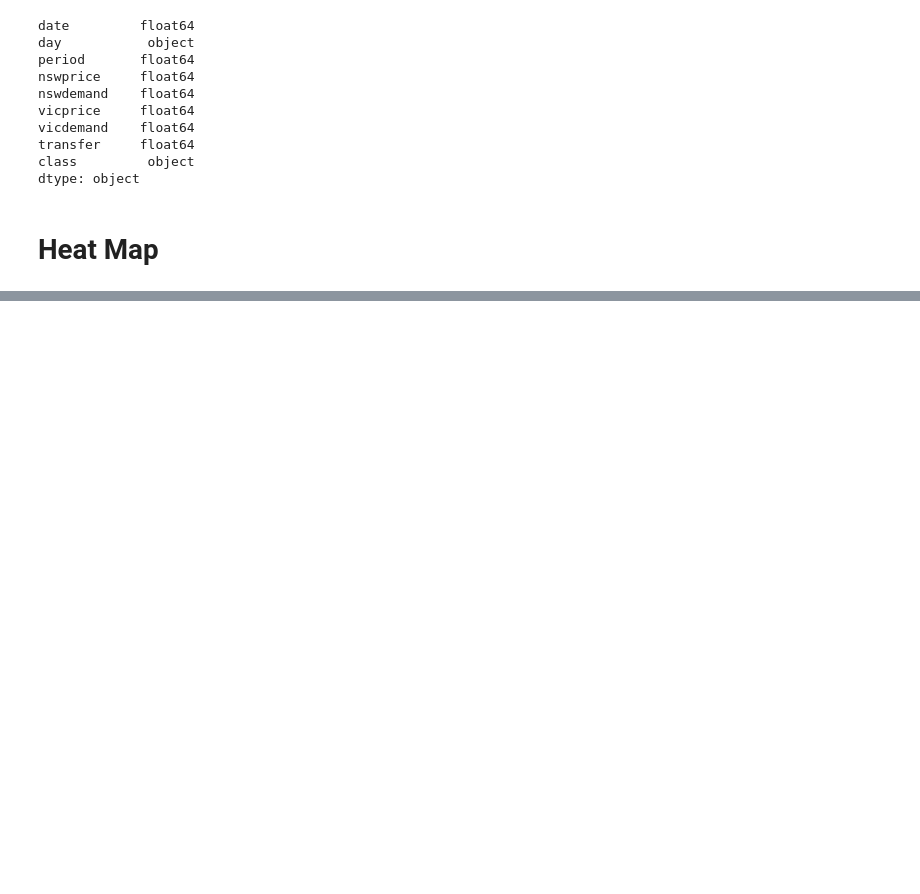
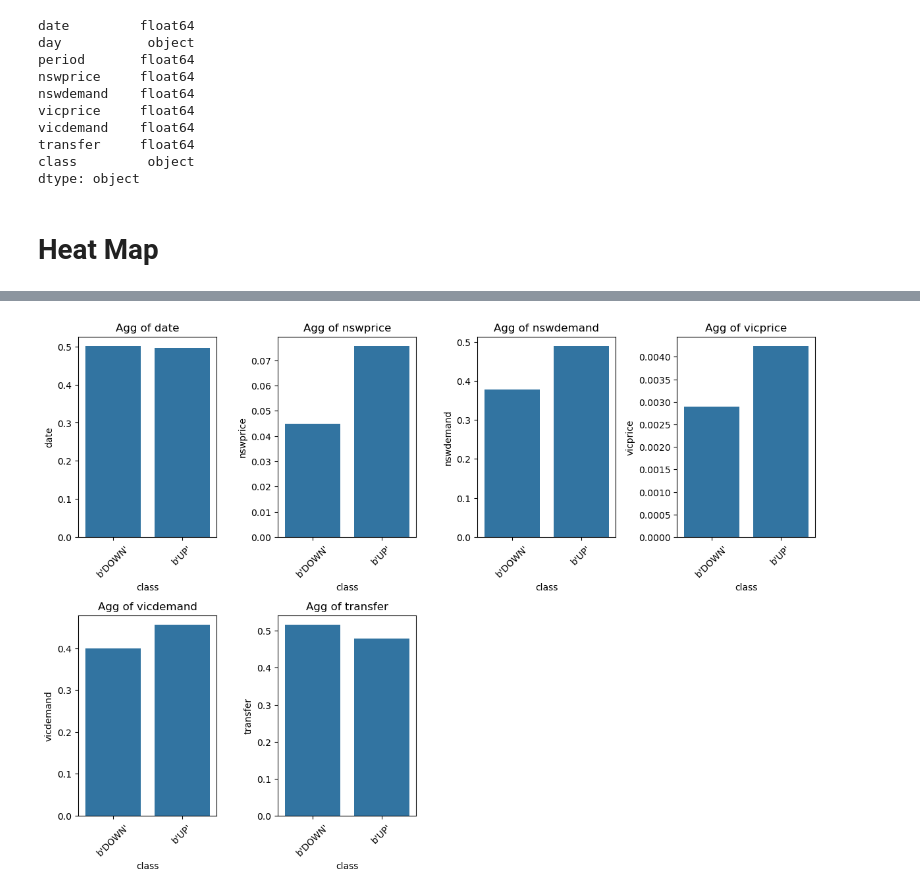
Before and after one commit to MaukanMir/Electricity-Classification, a Jupyter notebook: training.ipynb, the cells around one changed output, grey strips where cells are left out. Cells and saved outputs as stored; diff of their text form; code cells hidden in the pictures; blank space fills up the shorter version.

```diff
--- a/training.ipynb
+++ b/training.ipynb
@@ -316,0 +498,4 @@ sns.heatmap(data=corr, annot=True)
+# %%
+aggregate_dataset(df, numeric_columns.columns, "class", "mean")
+# %% [output]
+[figure, added]
```
Also changed, not shown: parts of 19 cells of this notebook.
